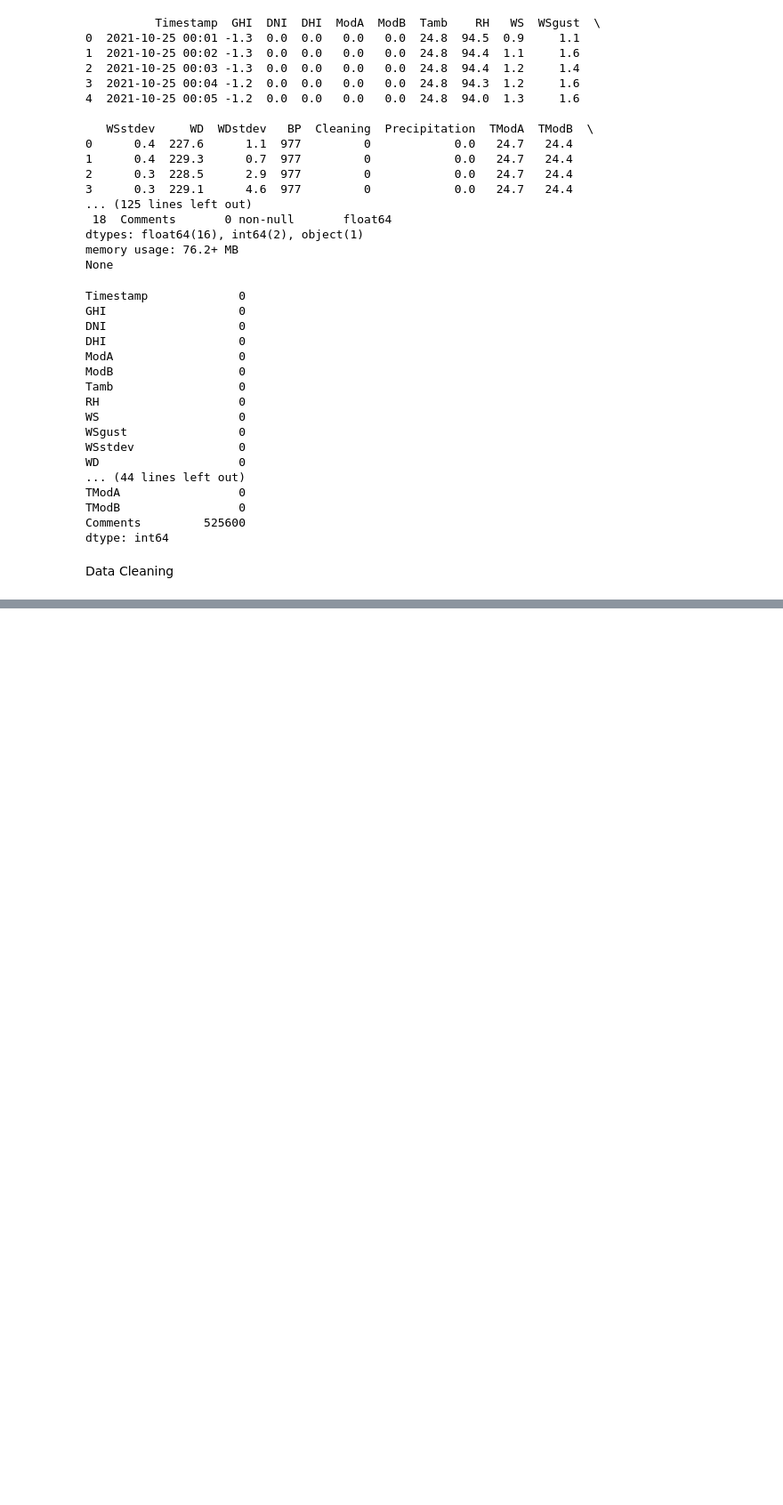
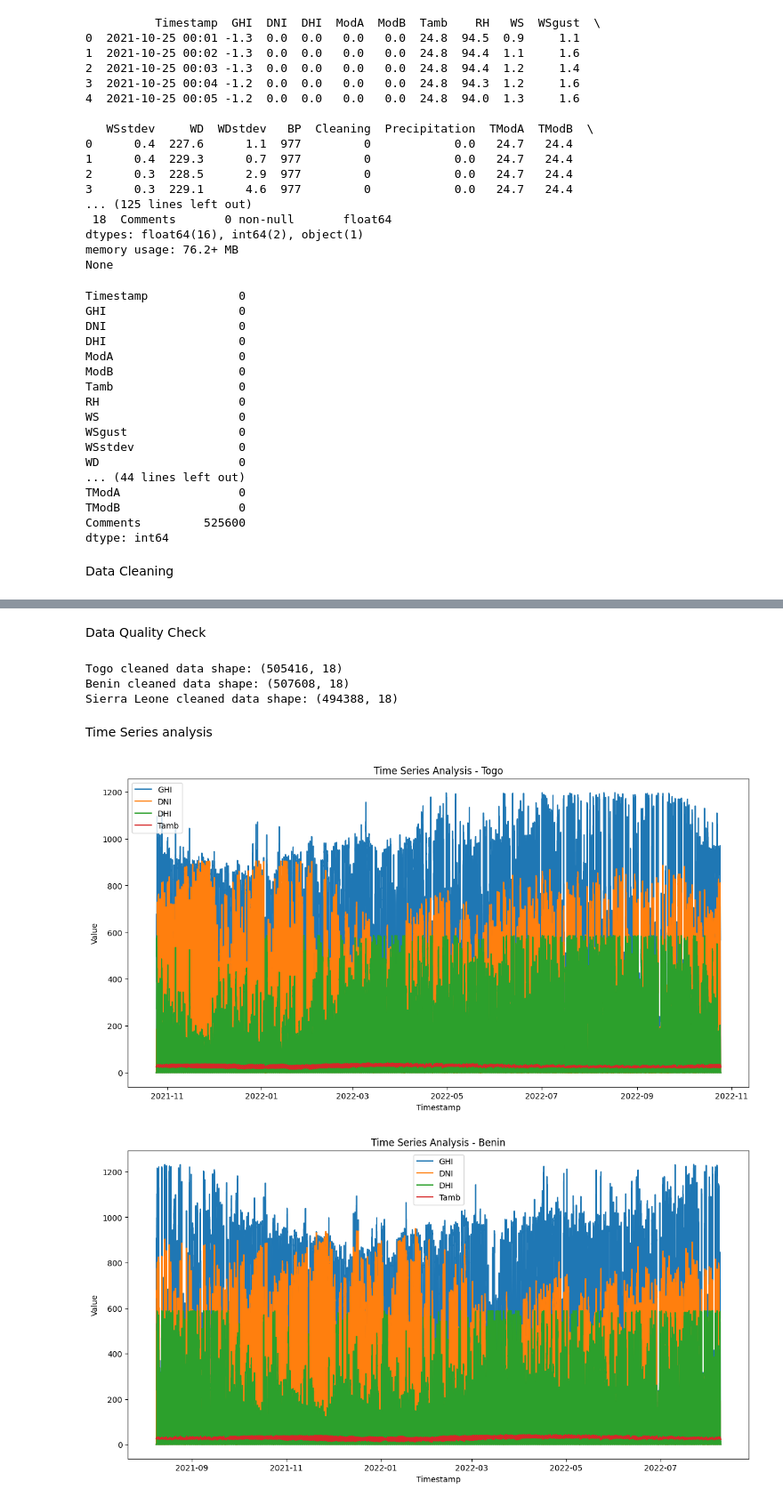
Before and after one commit to Birkity/10_Academy, a Jupyter notebook: notebooks/eda.ipynb, the cells around one changed output, grey strips where cells are left out. Shown at 89% size. Cells and saved outputs as stored; diff of their text form; code cells hidden in the pictures; blank space fills up the shorter version.

Commit message:
Data Quality Check and Time Series analysis and minor edits

```diff
--- a/notebooks/eda.ipynb
+++ b/notebooks/eda.ipynb
@@ -135,0 +116,53 @@ std         0.012258      12.008362      11.635906
+# %% [markdown]
+Data Quality Check
+# %%
+import numpy as np
+from scipy.stats import zscore
+
+
+togo_z_scores = togo_data.select_dtypes(include=[np.number]).apply(zscore)
+benin_z_scores = benin_data.select_dtypes(include=[np.number]).apply(zscore)
+sierra_leone_z_scores = sierra_leone_data.select_dtypes(include=[np.number]).apply(zscore)
+
+
+threshold = 3
+togo_outliers = (togo_z_scores.abs() > threshold).any(axis=1)
+benin_outliers = (benin_z_scores.abs() > threshold).any(axis=1)
+sierra_leone_outliers = (sierra_leone_z_scores.abs() > threshold).any(axis=1)
+
+
+togo_cleaned = togo_data[~togo_outliers]
+benin_cleaned = benin_data[~benin_outliers]
+sierra_leone_cleaned = sierra_leone_data[~sierra_leone_outliers]
+
+print(f"Togo cleaned data shape: {togo_cleaned.shape}")
+print(f"Benin cleaned data shape: {benin_cleaned.shape}")
+print(f"Sierra Leone cleaned data shape: {sierra_leone_cleaned.shape}")
+# %% [output]
+Togo cleaned data shape: (505416, 18)
+Benin cleaned data shape: (507608, 18)
+Sierra Leone cleaned data shape: (494388, 18)
+# %% [markdown]
+Time Series analysis
+# %%
+import matplotlib.pyplot as plt
+
+# Plot time series for GHI, DNI, DHI, and Tamb for Togo, Benin, and Sierra Leone
+def plot_time_series(df, location):
+    plt.figure(figsize=(14, 7))
+    plt.plot(df['Timestamp'], df['GHI'], label='GHI')
+    plt.plot(df['Timestamp'], df['DNI'], label='DNI')
+    plt.plot(df['Timestamp'], df['DHI'], label='DHI')
+    plt.plot(df['Timestamp'], df['Tamb'], label='Tamb')
+    plt.title(f'Time Series Analysis - {location}')
+    plt.xlabel('Timestamp')
+    plt.ylabel('Value')
+    plt.legend()
+    plt.show()
+
+plot_time_series(togo_cleaned, 'Togo')
+plot_time_series(benin_cleaned, 'Benin')
+plot_time_series(sierra_leone_cleaned, 'Sierra Leone')
+# %% [output]
+[figure, added]
+[figure, added]
```
Also changed, not shown: parts of 8 cells of this notebook.
